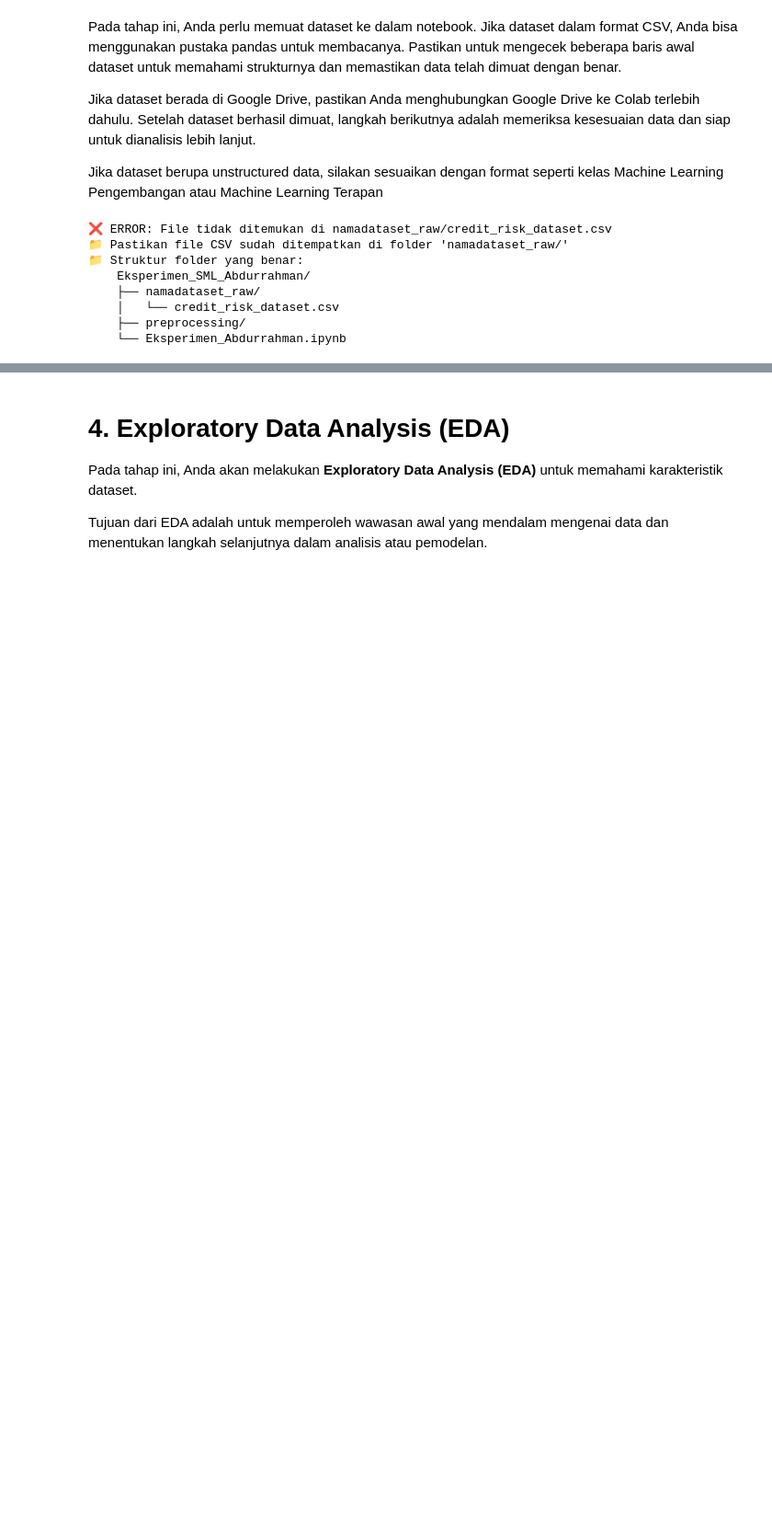
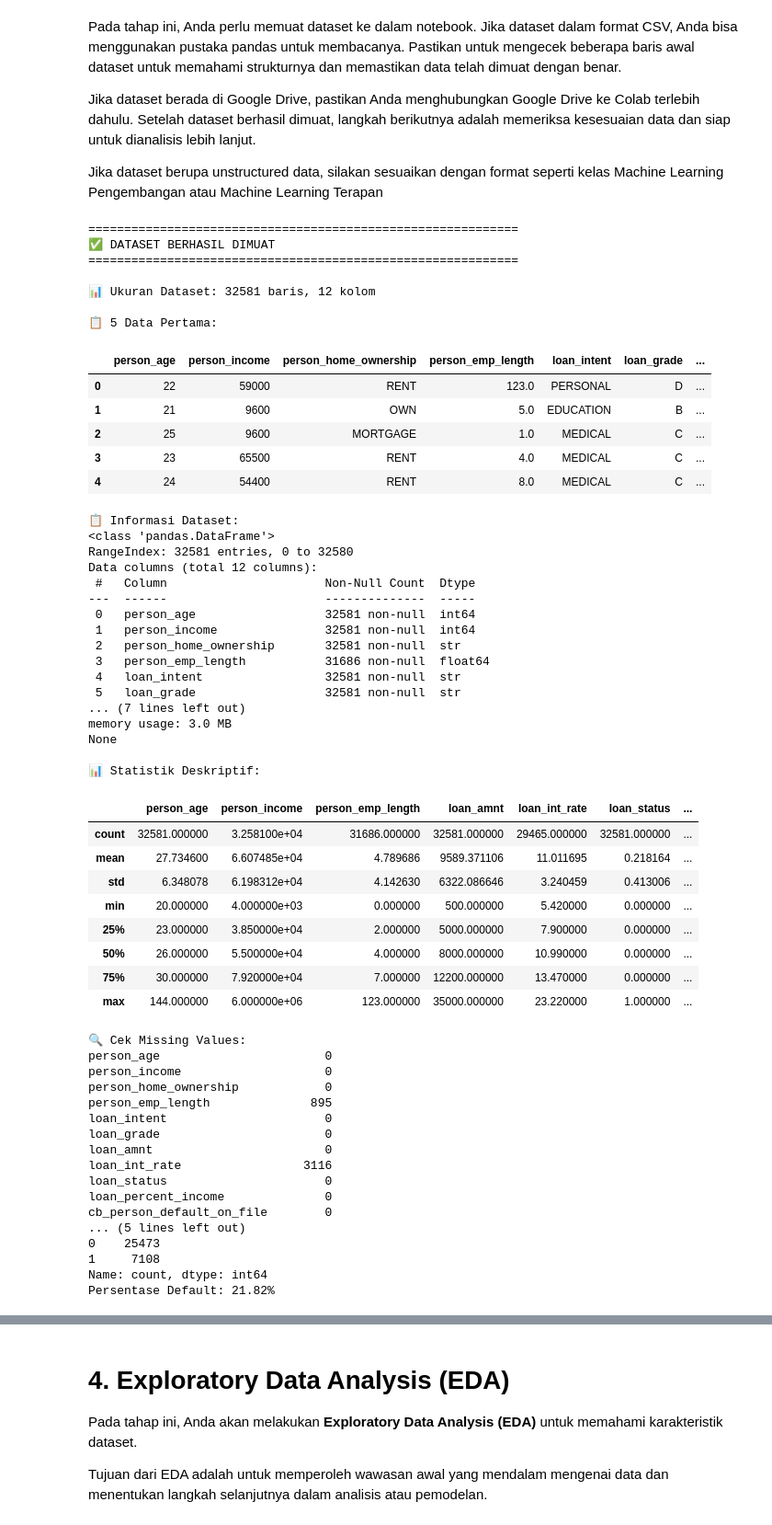
Before and after one commit to Abdurrkhmn/Eksperimen_SML_Abdurrahman, a Jupyter notebook: preprocessing/Eksperimen_Abdurrahman.ipynb, the cells around one changed output, grey strips where cells are left out. Shown at 92% size. Drawn from its saved outputs; the diff is of its cells as text; code cells hidden in the pictures; blank space fills up the shorter version.

Commit message:
modif ipynb

```diff
--- a/preprocessing/Eksperimen_Abdurrahman.ipynb
+++ b/preprocessing/Eksperimen_Abdurrahman.ipynb
@@ -98,7 +98,7 @@ Jika dataset berupa unstructured data, silakan sesuaikan dengan format seperti k
 import os
 
 # Cek apakah file dataset ada
-dataset_path = 'namadataset_raw/credit_risk_dataset.csv'
+dataset_path = '../namadataset_raw/credit_risk_dataset.csv'
 
 if not os.path.exists(dataset_path):
     print(f"❌ ERROR: File tidak ditemukan di {dataset_path}")
@@ -109,41 +109,89 @@ if not os.path.exists(dataset_path):
     print("    │   └── credit_risk_dataset.csv")
     print("    ├── preprocessing/")
     print("    └── Eksperimen_Abdurrahman.ipynb")
 else:
     # Load dataset
     df = pd.read_csv(dataset_path)
 
     print("="*60)
     print("✅ DATASET BERHASIL DIMUAT")
     print("="*60)
 
     # Cek informasi awal
     print(f"\n📊 Ukuran Dataset: {df.shape[0]} baris, {df.shape[1]} kolom")
 
     print("\n📋 5 Data Pertama:")
     display(df.head())
 
     print("\n📋 Informasi Dataset:")
     print(df.info())
 
     print("\n📊 Statistik Deskriptif:")
     display(df.describe())
 
     print("\n🔍 Cek Missing Values:")
     print(df.isnull().sum())
 
     print("\n🎯 Distribusi Target (loan_status):")
     print(df['loan_status'].value_counts())
     print(f"Persentase Default: {df['loan_status'].mean()*100:.2f}%")
 # %% [output]
-❌ ERROR: File tidak ditemukan di namadataset_raw/credit_risk_dataset.csv
-📁 Pastikan file CSV sudah ditempatkan di folder 'namadataset_raw/'
-📁 Struktur folder yang benar:
-    Eksperimen_SML_Abdurrahman/
-    ├── namadataset_raw/
-    │   └── credit_risk_dataset.csv
-    ├── preprocessing/
-    └── Eksperimen_Abdurrahman.ipynb
+============================================================
+✅ DATASET BERHASIL DIMUAT
+============================================================
+
+📊 Ukuran Dataset: 32581 baris, 12 kolom
+
+📋 5 Data Pertama:
+|  | person_age | person_income | person_home_ownership | person_emp_length | loan_intent | loan_grade | ... |
+| 0 | 22 | 59000 | RENT | 123.0 | PERSONAL | D | ... |
+| 1 | 21 | 9600 | OWN | 5.0 | EDUCATION | B | ... |
+| 2 | 25 | 9600 | MORTGAGE | 1.0 | MEDICAL | C | ... |
+| 3 | 23 | 65500 | RENT | 4.0 | MEDICAL | C | ... |
+| 4 | 24 | 54400 | RENT | 8.0 | MEDICAL | C | ... |
+📋 Informasi Dataset:
+<class 'pandas.DataFrame'>
+RangeIndex: 32581 entries, 0 to 32580
+Data columns (total 12 columns):
+ #   Column                      Non-Null Count  Dtype
+---  ------                      --------------  -----
+ 0   person_age                  32581 non-null  int64
+ 1   person_income               32581 non-null  int64
+ 2   person_home_ownership       32581 non-null  str
+ 3   person_emp_length           31686 non-null  float64
+ 4   loan_intent                 32581 non-null  str
+ 5   loan_grade                  32581 non-null  str
+... (7 lines left out)
+memory usage: 3.0 MB
+None
+
+📊 Statistik Deskriptif:
+|  | person_age | person_income | person_emp_length | loan_amnt | loan_int_rate | loan_status | ... |
+| count | 32581.000000 | 3.258100e+04 | 31686.000000 | 32581.000000 | 29465.000000 | 32581.000000 | ... |
+| mean | 27.734600 | 6.607485e+04 | 4.789686 | 9589.371106 | 11.011695 | 0.218164 | ... |
+| std | 6.348078 | 6.198312e+04 | 4.142630 | 6322.086646 | 3.240459 | 0.413006 | ... |
+| min | 20.000000 | 4.000000e+03 | 0.000000 | 500.000000 | 5.420000 | 0.000000 | ... |
+| 25% | 23.000000 | 3.850000e+04 | 2.000000 | 5000.000000 | 7.900000 | 0.000000 | ... |
+| 50% | 26.000000 | 5.500000e+04 | 4.000000 | 8000.000000 | 10.990000 | 0.000000 | ... |
+| 75% | 30.000000 | 7.920000e+04 | 7.000000 | 12200.000000 | 13.470000 | 0.000000 | ... |
+| max | 144.000000 | 6.000000e+06 | 123.000000 | 35000.000000 | 23.220000 | 1.000000 | ... |
+🔍 Cek Missing Values:
+person_age                       0
+person_income                    0
+person_home_ownership            0
+person_emp_length              895
+loan_intent                      0
+loan_grade                       0
+loan_amnt                        0
+loan_int_rate                 3116
+loan_status                      0
+loan_percent_income              0
+cb_person_default_on_file        0
+... (5 lines left out)
+0    25473
+1     7108
+Name: count, dtype: int64
+Persentase Default: 21.82%
 # %%
 import os
 
```
Also changed, not shown: parts of 2 cells of this notebook, 6 other files.
